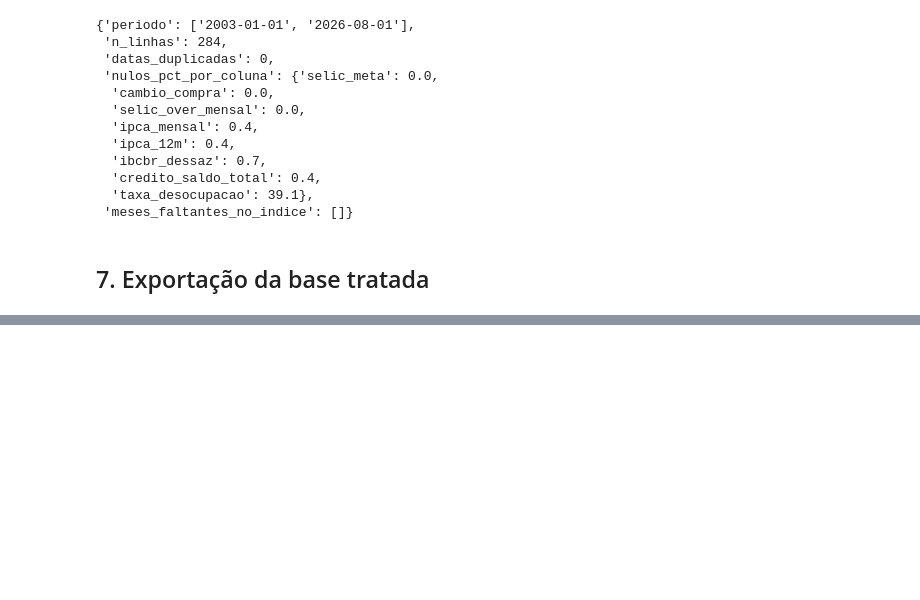
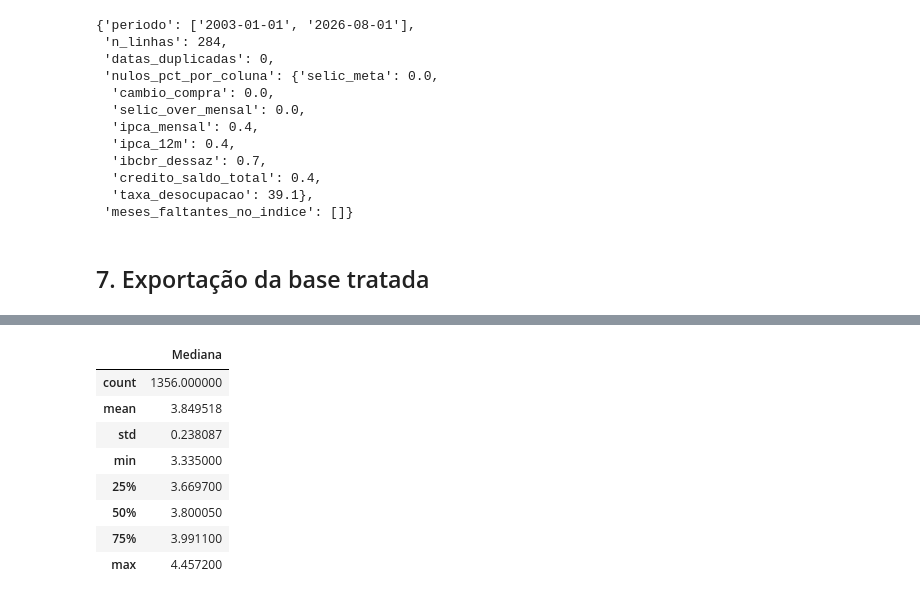
Before and after one commit to CarlosRoza/Projetos_dissertacao, a Jupyter notebook: testeghia.ipynb, the cells around one changed output, grey strips where cells are left out. Saved outputs shown, nothing was run; the diff lists cells and outputs as text; code cells hidden in the pictures; blank space fills up the shorter version.

```diff
--- a/testeghia.ipynb
+++ b/testeghia.ipynb
@@ -424,0 +442,22 @@ Base exportada: dados_ghia/base_ghia_mensal.parquet (284 linhas x 8 colunas)
+# %%
+def coletar_focus_inflacao_horizonte(entidade: str, indicador: str = "IPCA", suavizada: str = "N") -> pd.DataFrame:
+    """
+    Coleta uma série de expectativa de inflação de horizonte fixo do Focus (12 ou 24
+    meses à frente, conforme `entidade`). Filtra baseCalculo=0 para uma linha por data.
+    """
+    filtro = f"Indicador eq '{indicador}' and Suavizada eq '{suavizada}' and baseCalculo eq 0"
+    df = _consultar_focus_odata(entidade, filtro)
+    df["Data"] = pd.to_datetime(df["Data"])
+    return df.set_index("Data").sort_index()
+
+
+try:
+    df_focus_24m = coletar_focus_inflacao_horizonte("ExpectativasMercadoInflacao24Meses")
+    df_focus_24m.to_parquet(RAW_DIR / "focus_ipca_24m.parquet")
+    registrar_log("coleta_focus_24m", "ok", {"n_obs": len(df_focus_24m)})
+except Exception as e:
+    df_focus_24m = pd.DataFrame()
+    registrar_log("coleta_focus_24m", "erro", {"mensagem": str(e)})
+
+df_focus_24m[["Mediana"]].describe()
+# %% [output]
@@ -424,0 +465,9 @@ Base exportada: dados_ghia/base_ghia_mensal.parquet (284 linhas x 8 colunas)
+|  | Mediana |
+| count | 1356.000000 |
+| mean | 3.849518 |
+| std | 0.238087 |
+| min | 3.335000 |
+| 25% | 3.669700 |
+| 50% | 3.800050 |
+| 75% | 3.991100 |
+| max | 4.457200 |
```
Also changed, not shown: parts of 16 cells of this notebook.
